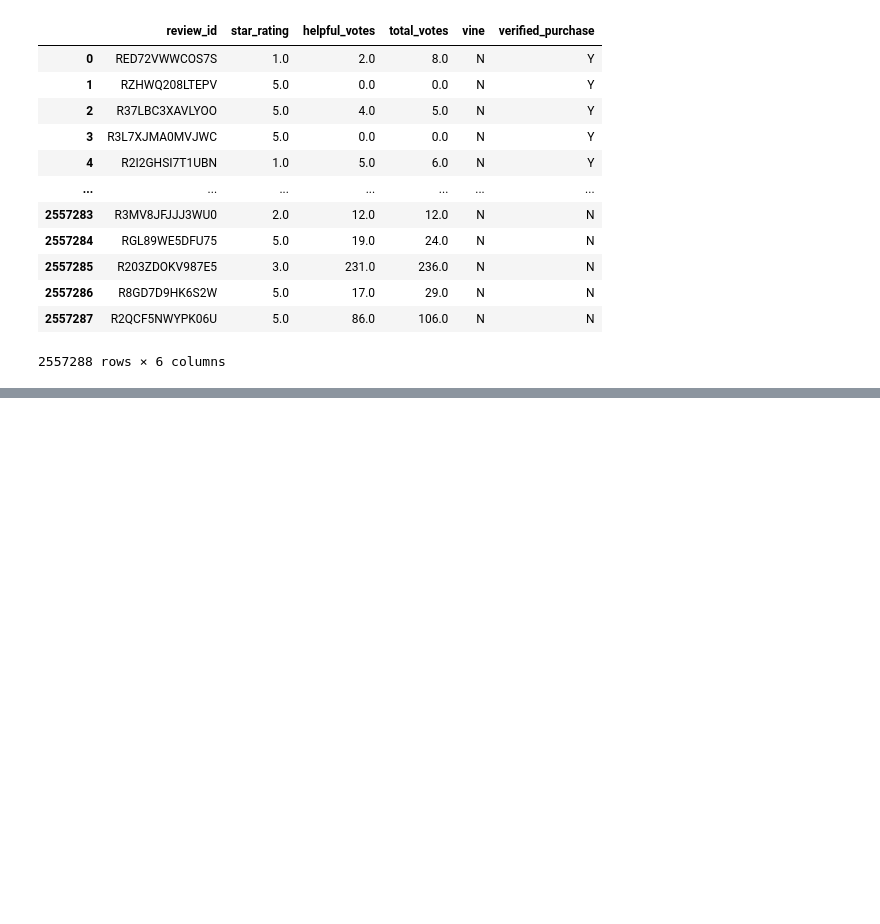
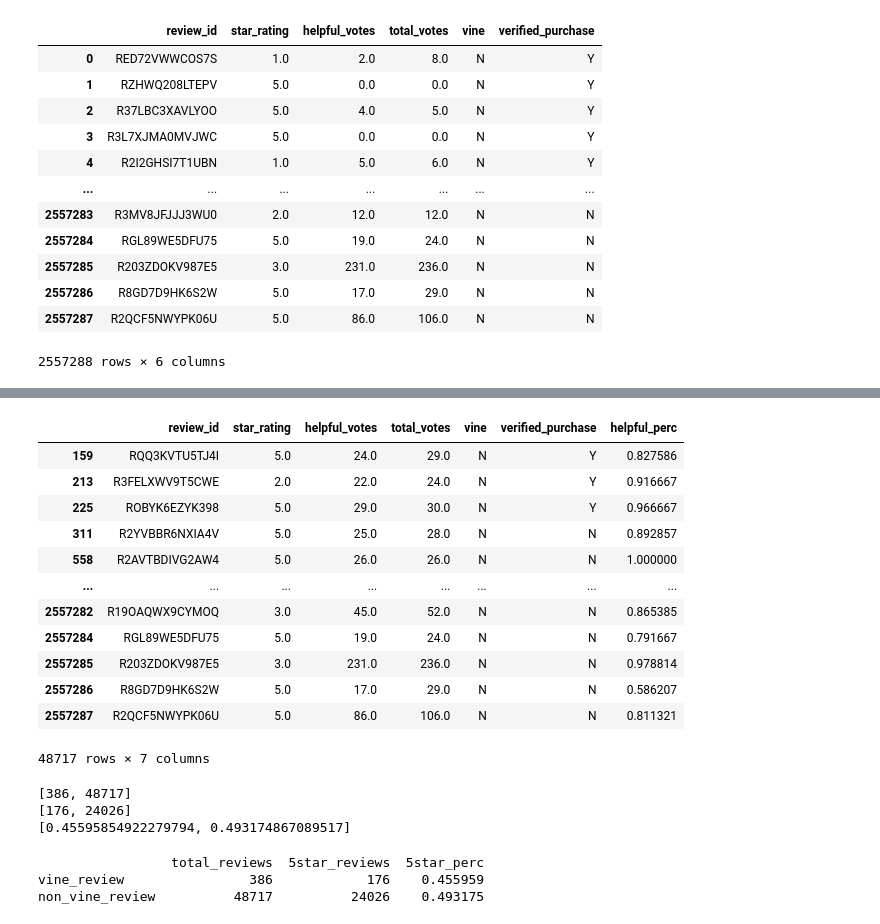
Before and after one commit to rachael-meinders/amazon_vine_analysis, a Jupyter notebook: vine_review_analysis.ipynb, the cells around one changed output, grey strips where cells are left out. Cells and saved outputs as stored; diff of their text form; code cells hidden in the pictures; blank space fills up the shorter version.

```diff
--- a/vine_review_analysis.ipynb
+++ b/vine_review_analysis.ipynb
@@ -19,0 +93,40 @@ vine_df
+# %%
+non_vine_reviews = helpful_reviews[helpful_reviews['vine'] == 'N']
+non_vine_reviews
+# %% [output]
+|  | review_id | star_rating | helpful_votes | total_votes | vine | verified_purchase | helpful_perc |
+| 159 | RQQ3KVTU5TJ4I | 5.0 | 24.0 | 29.0 | N | Y | 0.827586 |
+| 213 | R3FELXWV9T5CWE | 2.0 | 22.0 | 24.0 | N | Y | 0.916667 |
+| 225 | ROBYK6EZYK398 | 5.0 | 29.0 | 30.0 | N | Y | 0.966667 |
+| 311 | R2YVBBR6NXIA4V | 5.0 | 25.0 | 28.0 | N | N | 0.892857 |
+| 558 | R2AVTBDIVG2AW4 | 5.0 | 26.0 | 26.0 | N | N | 1.000000 |
+| ... | ... | ... | ... | ... | ... | ... | ... |
+| 2557282 | R19OAQWX9CYMOQ | 3.0 | 45.0 | 52.0 | N | N | 0.865385 |
+| 2557284 | RGL89WE5DFU75 | 5.0 | 19.0 | 24.0 | N | N | 0.791667 |
+| 2557285 | R203ZDOKV987E5 | 3.0 | 231.0 | 236.0 | N | N | 0.978814 |
+| 2557286 | R8GD7D9HK6S2W | 5.0 | 17.0 | 29.0 | N | N | 0.586207 |
+| 2557287 | R2QCF5NWYPK06U | 5.0 | 86.0 | 106.0 | N | N | 0.811321 |
+48717 rows × 7 columns
+# %%
+total_reviews = [len(vine_reviews.index), len(non_vine_reviews.index)]
+star_reviews = [len(vine_reviews[vine_reviews['star_rating'] == 5]), len(non_vine_reviews[non_vine_reviews['star_rating'] == 5])]
+star_perc = [len(vine_reviews[vine_reviews['star_rating'] == 5])/len(vine_reviews.index), len(non_vine_reviews[non_vine_reviews['star_rating'] == 5])/len(non_vine_reviews.index)]
+
+print(total_reviews)
+print(star_reviews)
+print(star_perc)
+# %% [output]
+[386, 48717]
+[176, 24026]
+[0.45595854922279794, 0.493174867089517]
+# %%
+summary_df = pd.DataFrame(
+    {'total_reviews': total_reviews,
+     '5star_reviews': star_reviews,
+     '5star_perc': star_perc,
+                             })
+print(summary_df.set_axis(['vine_review', 'non_vine_review'], axis='index'))
+# %% [output]
+                 total_reviews  5star_reviews  5star_perc
+vine_review                386            176    0.455959
+non_vine_review          48717          24026    0.493175
```
Also changed, not shown: parts of 4 cells of this notebook.
